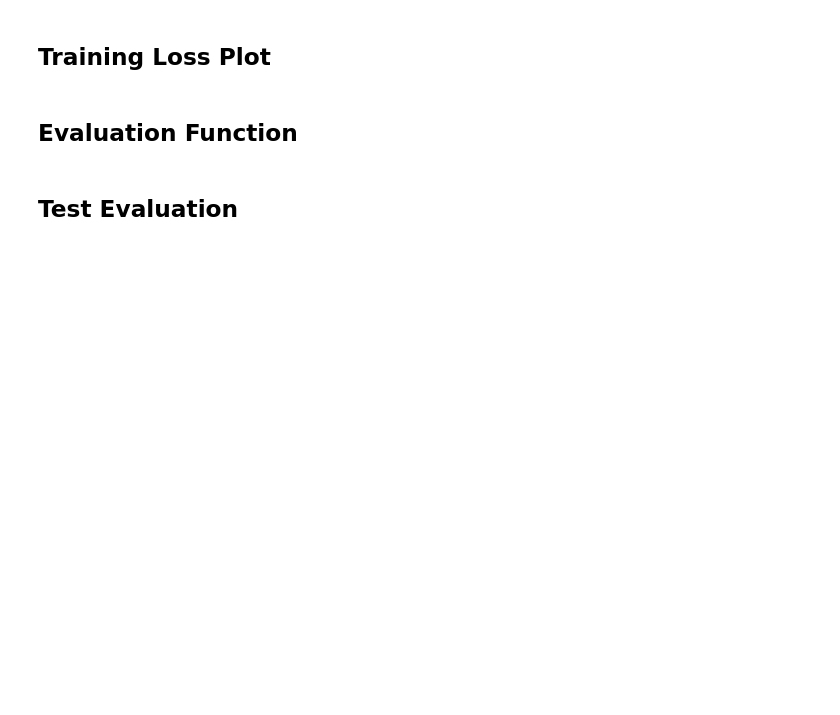
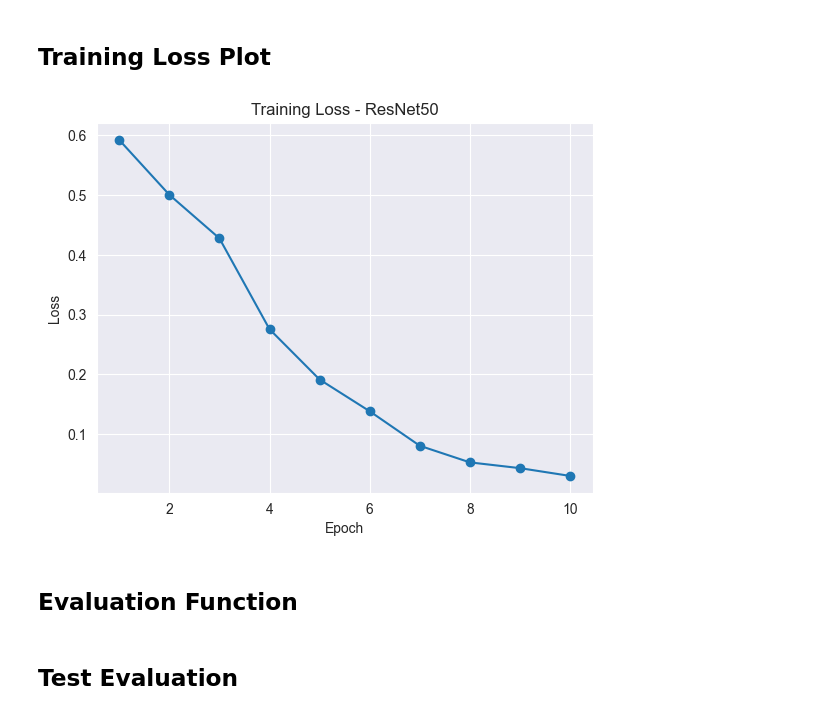
Before and after one commit to sanidavidanagama/DSGP15_Project, a Jupyter notebook: ml-models/mood/notebooks/ResNet50.ipynb, the cells around one changed output. Cells and saved outputs as stored; diff of their text form; code cells hidden in the pictures; blank space fills up the shorter version.

Commit message:
perf: optimize ResNet50 training configuration

```diff
--- a/ml-models/mood/notebooks/ResNet50.ipynb
+++ b/ml-models/mood/notebooks/ResNet50.ipynb
@@ -62,7 +66,16 @@ val_test_transform = transforms.Compose([
 train_dataset = datasets.ImageFolder(train_dir, transform=train_transform)
 test_dataset = datasets.ImageFolder(test_dir, transform=val_test_transform)
 
-train_loader = DataLoader(train_dataset, batch_size=BATCH_SIZE, shuffle=True)
-test_loader = DataLoader(test_dataset, batch_size=BATCH_SIZE, shuffle=False)
+train_loader = DataLoader(
+    train_dataset,
+    batch_size=BATCH_SIZE,
+    shuffle=True
+)
+
+test_loader = DataLoader(
+    test_dataset,
+    batch_size=BATCH_SIZE,
+    shuffle=False
+)
 
 print("Classes:", train_dataset.classes)
@@ -68,0 +86,12 @@ print("Classes:", train_dataset.classes)
+# %%
+
+class_counts = Counter(train_dataset.targets)
+total_samples = sum(class_counts.values())
+
+class_weights = [
+    total_samples / class_counts[i]
+    for i in range(len(class_counts))
+]
+
+class_weights = torch.tensor(class_weights).to(device)
+print("Class weights:", class_weights)
@@ -87,21 +118,23 @@ model = model.to(device)
 ## Loss Function & Optimizer
 # %%
 
-criterion = nn.CrossEntropyLoss()
+criterion = nn.CrossEntropyLoss(weight=class_weights)
 
 optimizer = torch.optim.Adam(
     filter(lambda p: p.requires_grad, model.parameters()),
-    lr=0.0003
+    lr=0.0002
 )
 
 scheduler = torch.optim.lr_scheduler.StepLR(
-    optimizer, step_size=5, gamma=0.3
+    optimizer,
+    step_size=3,
+    gamma=0.5
 )
 # %% [markdown]
 ## Training Loop
 # %%
 
-EPOCHS = 20
+EPOCHS = 10
 train_losses = []
 
 for epoch in range(EPOCHS):
@@ -130,11 +174,13 @@ for epoch in range(EPOCHS):
 # %%
 
 plt.figure()
 plt.plot(range(1, EPOCHS + 1), train_losses, marker="o")
 plt.xlabel("Epoch")
 plt.ylabel("Loss")
-plt.title("Training Loss Curve - ResNet50")
+plt.title("Training Loss - ResNet50")
 plt.show()
+# %% [output]
+[figure, added]
 # %% [markdown]
 ## Evaluation Function
 # %%
```
Also changed, not shown: parts of 13 cells of this notebook.
